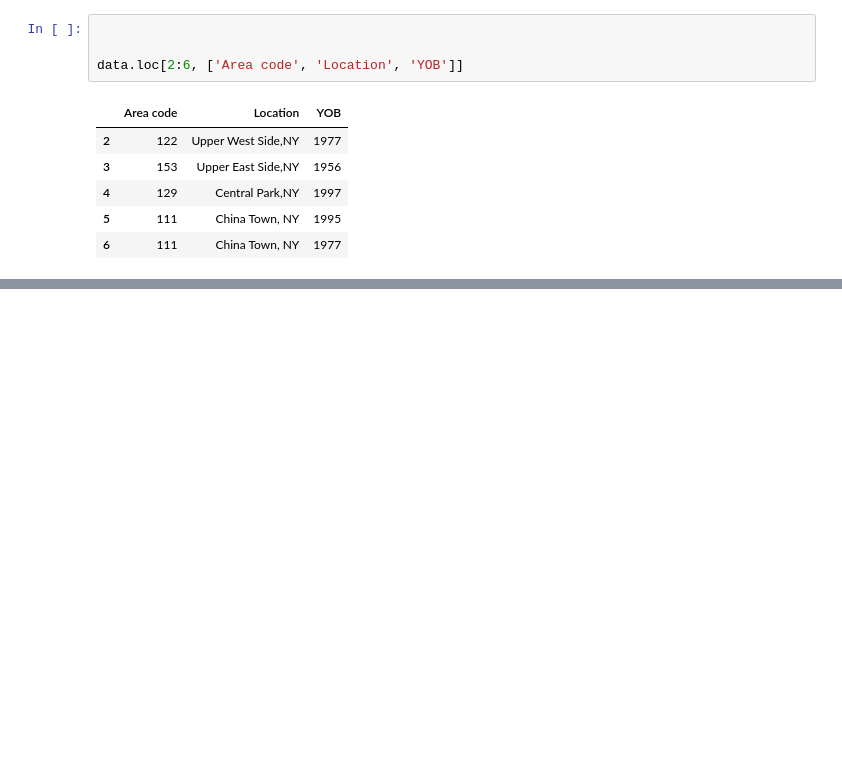
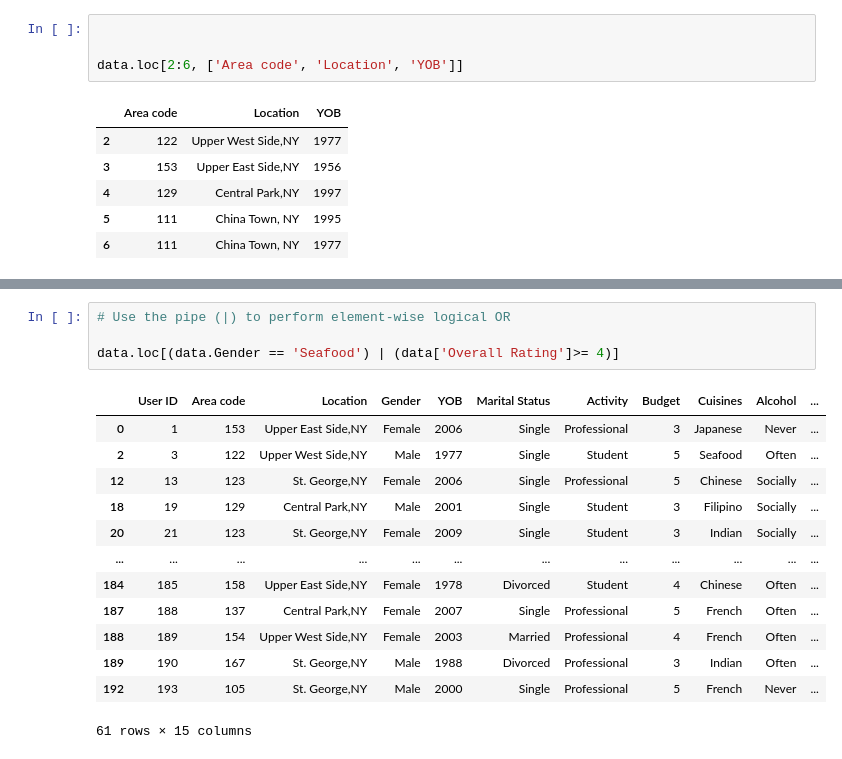
Before and after one commit to Zeeshier/Python_Programming, a Jupyter notebook: Pandas/2. Indexing, Selecting & Assigning.ipynb, the cells around one changed output, grey strips where cells are left out. Cells and saved outputs as stored; diff of their text form; blank space fills up the shorter version.

```diff
--- a/Pandas/2. Indexing, Selecting & Assigning.ipynb
+++ b/Pandas/2. Indexing, Selecting & Assigning.ipynb
@@ -161,0 +233,18 @@ data.loc[2:6, ['Area code', 'Location', 'YOB']]
+# %%
+# Use the pipe (|) to perform element-wise logical OR
+
+data.loc[(data.Gender == 'Seafood') | (data['Overall Rating']>= 4)]
+# %% [output]
+|  | User ID | Area code | Location | Gender | YOB | Marital Status | Activity | Budget | Cuisines | Alcohol | ... |
+| 0 | 1 | 153 | Upper East Side,NY | Female | 2006 | Single | Professional | 3 | Japanese | Never | ... |
+| 2 | 3 | 122 | Upper West Side,NY | Male | 1977 | Single | Student | 5 | Seafood | Often | ... |
+| 12 | 13 | 123 | St. George,NY | Female | 2006 | Single | Professional | 5 | Chinese | Socially | ... |
+| 18 | 19 | 129 | Central Park,NY | Male | 2001 | Single | Student | 3 | Filipino | Socially | ... |
+| 20 | 21 | 123 | St. George,NY | Female | 2009 | Single | Student | 3 | Indian | Socially | ... |
+| ... | ... | ... | ... | ... | ... | ... | ... | ... | ... | ... | ... |
+| 184 | 185 | 158 | Upper East Side,NY | Female | 1978 | Divorced | Student | 4 | Chinese | Often | ... |
+| 187 | 188 | 137 | Central Park,NY | Female | 2007 | Single | Professional | 5 | French | Often | ... |
+| 188 | 189 | 154 | Upper West Side,NY | Female | 2003 | Married | Professional | 4 | French | Often | ... |
+| 189 | 190 | 167 | St. George,NY | Male | 1988 | Divorced | Professional | 3 | Indian | Often | ... |
+| 192 | 193 | 105 | St. George,NY | Male | 2000 | Single | Professional | 5 | French | Never | ... |
+61 rows × 15 columns
```
Also changed, not shown: parts of 9 cells of this notebook, 1 other file.
